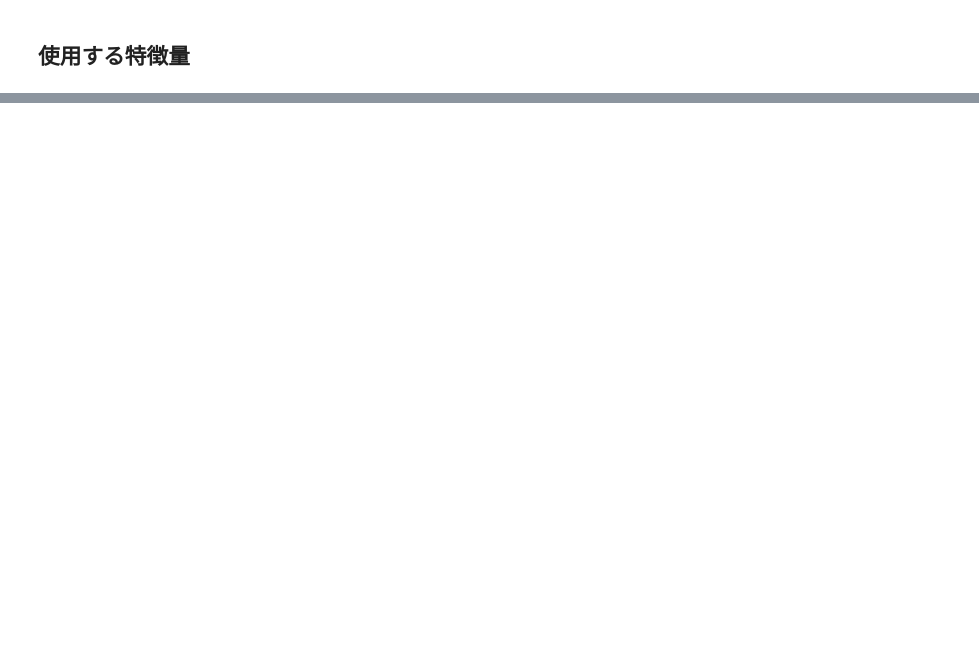
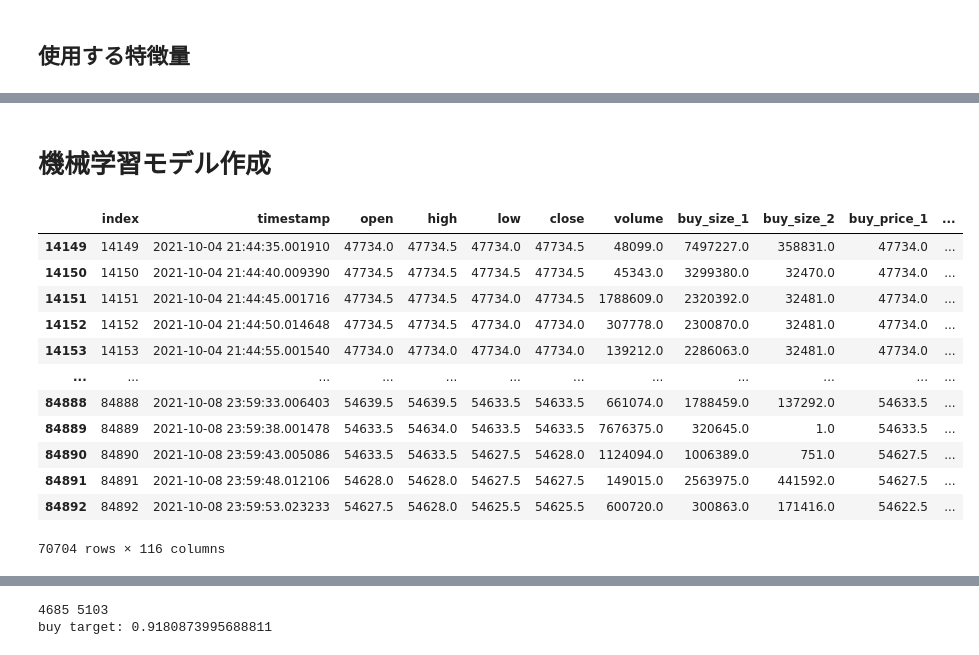
Before and after one commit to Joichiro433/Ticker, a Jupyter notebook: notebook/ML_trade_LIMIT_LGB.ipynb, the cells around one changed output, grey strips where cells are left out. Drawn from its saved outputs; the diff is of its cells as text; code cells hidden in the pictures; blank space fills up the shorter version.

```diff
--- a/notebook/ML_trade_LIMIT_LGB.ipynb
+++ b/notebook/ML_trade_LIMIT_LGB.ipynb
@@ -40,0 +34,12 @@ df_features
+# %%
+input_data_path = os.path.join(INPUT_DIR, 'bybit.pkl.bz2')
+
+ftx_data_path = os.path.join(INPUT_DIR, 'ftx.pkl.bz2')
+bitmex_data_path = os.path.join(INPUT_DIR, 'bitmex.pkl.bz2')
+df_ftx = pd.read_pickle(ftx_data_path)
+df_bitmex = pd.read_pickle(bitmex_data_path)
+df_temp = pd.merge(df_ftx, df_bitmex, on='timestamp')
+
+df_features = pd.read_pickle(input_data_path)
+df_features = pd.merge(df_features, df_temp, on='timestamp')
+df_features
@@ -58,0 +62,2 @@ features = [
+# %%
+df = df_features.copy().reset_index()
@@ -58,0 +195,2 @@ features = [
+# %% [markdown]
+# 機械学習モデル作成
@@ -58,0 +258,44 @@ features = [
+# %%
+model = lgb.LGBMRegressor(n_jobs=-1, random_state=1)
+
+
+# 通常のCV
+# cv_indicies = list(KFold().split(df))
+# ウォークフォワード法
+cv_indicies = list(TimeSeriesSplit().split(df))
+
+# OOS予測値を計算
+def my_cross_val_predict(estimator, X, y=None, cv=None):
+    y_pred = y.copy()
+    y_pred[:] = np.nan
+    for train_idx, val_idx in cv:
+        estimator.fit(X[train_idx], y[train_idx])
+        y_pred[val_idx] = estimator.predict(X[val_idx])
+    return y_pred
+
+df['y_pred_buy'] = my_cross_val_predict(model, df[features].values, df['y_buy'].values, cv=cv_indicies)
+df['y_pred_sell'] = my_cross_val_predict(model, df[features].values, df['y_sell'].values, cv=cv_indicies)
+
+display(df)
+
+# 予測値が無い(nan)行をドロップ
+df = df.dropna()
+
+df[df['y_pred_buy'] > 0]['y_buy'].cumsum().plot(label='BUY')
+df[df['y_pred_sell'] > 0]['y_sell'].cumsum().plot(label='SELL')
+plt.legend()
+plt.show()
+# %% [output]
+|  | index | timestamp | open | high | low | close | volume | buy_size_1 | buy_size_2 | buy_price_1 | ... |
+| 14149 | 14149 | 2021-10-04 21:44:35.001910 | 47734.0 | 47734.5 | 47734.0 | 47734.5 | 48099.0 | 7497227.0 | 358831.0 | 47734.0 | ... |
+| 14150 | 14150 | 2021-10-04 21:44:40.009390 | 47734.5 | 47734.5 | 47734.5 | 47734.5 | 45343.0 | 3299380.0 | 32470.0 | 47734.0 | ... |
+| 14151 | 14151 | 2021-10-04 21:44:45.001716 | 47734.5 | 47734.5 | 47734.0 | 47734.5 | 1788609.0 | 2320392.0 | 32481.0 | 47734.0 | ... |
+| 14152 | 14152 | 2021-10-04 21:44:50.014648 | 47734.5 | 47734.5 | 47734.0 | 47734.0 | 307778.0 | 2300870.0 | 32481.0 | 47734.0 | ... |
+| 14153 | 14153 | 2021-10-04 21:44:55.001540 | 47734.0 | 47734.0 | 47734.0 | 47734.0 | 139212.0 | 2286063.0 | 32481.0 | 47734.0 | ... |
+| ... | ... | ... | ... | ... | ... | ... | ... | ... | ... | ... | ... |
+| 84888 | 84888 | 2021-10-08 23:59:33.006403 | 54639.5 | 54639.5 | 54633.5 | 54633.5 | 661074.0 | 1788459.0 | 137292.0 | 54633.5 | ... |
+| 84889 | 84889 | 2021-10-08 23:59:38.001478 | 54633.5 | 54634.0 | 54633.5 | 54633.5 | 7676375.0 | 320645.0 | 1.0 | 54633.5 | ... |
+| 84890 | 84890 | 2021-10-08 23:59:43.005086 | 54633.5 | 54633.5 | 54627.5 | 54628.0 | 1124094.0 | 1006389.0 | 751.0 | 54627.5 | ... |
+| 84891 | 84891 | 2021-10-08 23:59:48.012106 | 54628.0 | 54628.0 | 54627.5 | 54627.5 | 149015.0 | 2563975.0 | 441592.0 | 54627.5 | ... |
+| 84892 | 84892 | 2021-10-08 23:59:53.023233 | 54627.5 | 54628.0 | 54625.5 | 54625.5 | 600720.0 | 300863.0 | 171416.0 | 54622.5 | ... |
+70704 rows × 116 columns
@@ -58,0 +303,8 @@ features = [
+# %%
+a = len(df[(df['y_pred_buy']>0) & (df['y_buy']>0)])
+c = len(df[(df['y_pred_buy']>0) & (df['y_buy']<0)])
+print(a, c)
+print(f'buy target: {a/c}')
+# %% [output]
+4685 5103
+buy target: 0.9180873995688811
```
Also changed, not shown: parts of 11 cells of this notebook, 2 other files.
